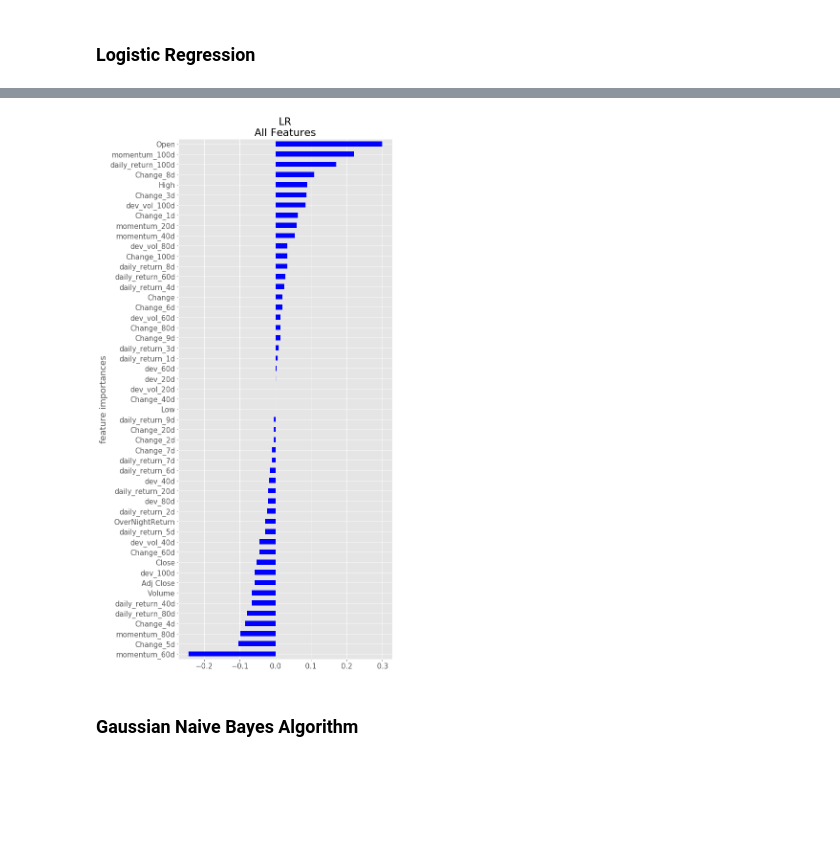
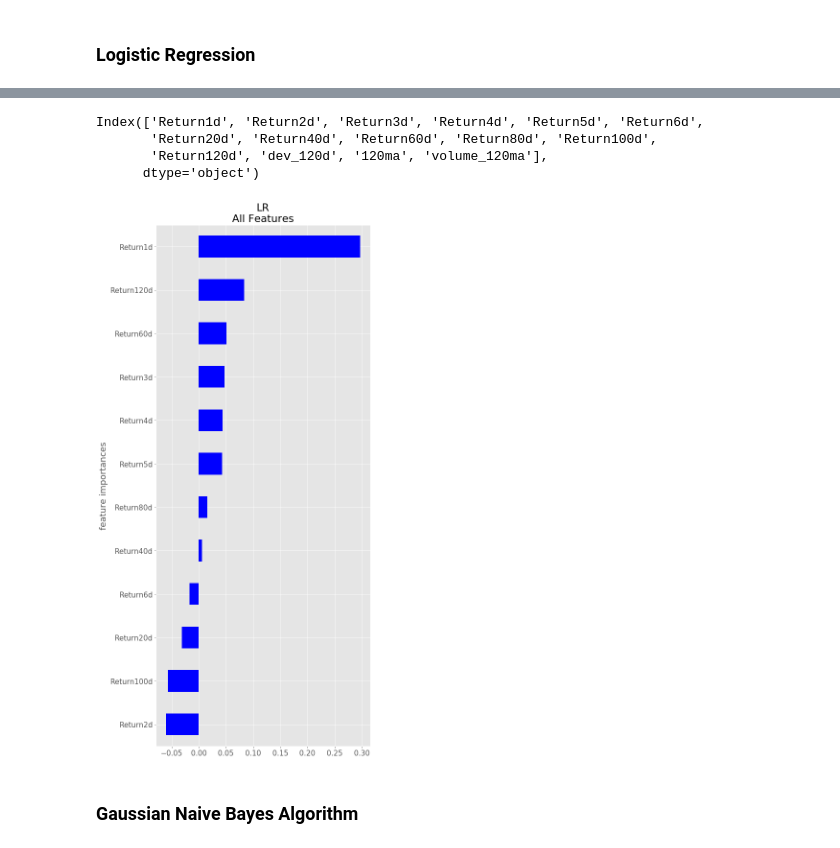
Before and after one commit to sunggeunkim/Machine-Learning-Trading, a Jupyter notebook: MLtrading_report.ipynb, the cells around one changed output, grey strips where cells are left out. Saved outputs shown, nothing was run; the diff lists cells and outputs as text; code cells hidden in the pictures; blank space fills up the shorter version.

```diff
--- a/MLtrading_report.ipynb
+++ b/MLtrading_report.ipynb
@@ -25,6 +24,24 @@ stock = '^GSPC'   # This S&P 500 index
 
 data = get_data.get_data_csv(stock, dates, redownload=False) # If you already have downloaded data, you do not have to download it again
 data.dropna(inplace=True) #drop anything NA
+# %%
+# All rights reserved by Hye Joo Han
+# reference: https://github.com/math470/Springboard_Capstone_Project_1
+# A function that draw a feature importance plot
+def plot_feature_importances(model_name, importances, feature_names, num_features=None,
+                             fig_size=None, ax=None):
+    features_importances = pd.DataFrame(sorted(zip(feature_names, importances),
+                                           key = lambda tup: tup[1], reverse=True),
+                                   columns=['features','importances'])
+    data = features_importances[:num_features]
+    data.plot('features','importances', kind='barh', ax=ax,
+              color='blue', figsize=fig_size, legend = None)
+    plt.gca().invert_yaxis() # reverse the order of features
+    plt.ylabel('feature importances')
+    if num_features:
+        plt.title(model_name + '\nTop '+str(num_features))
+    else:
+        plt.title(model_name + '\nAll Features')
 # %% [markdown]
 ### What is in the data for the first few lines?
 # %%
@@ -143,7 +160,7 @@ stock = '^GSPC'
 data_partial = get_data.get_data_csv(stock, dates_partial, redownload=False)
 data_partial.dropna(inplace=True)
 # %%
-datanew_partial = util.calc_features_new(data_partial, look_back=120, fee=0)
+datanew_partial = util.calc_features_shift(data_partial, look_back=120, fee=0)
 AdjClose = data_partial['Adj Close']
 Volume = data_partial['Volume']
 datanew_partial['120ma']=rolling_mean(AdjClose, 120).shift()
@@ -377,7 +415,14 @@ ROI =  2.708027414173586
+# %%
+features_partial.columns
+# %% [output]
+Index(['Return1d', 'Return2d', 'Return3d', 'Return4d', 'Return5d', 'Return6d',
+       'Return20d', 'Return40d', 'Return60d', 'Return80d', 'Return100d',
+       'Return120d', 'dev_120d', '120ma', 'volume_120ma'],
+      dtype='object')
 # %%
-plot_feature_importances('LR', model.model.coef_[0], datanew.columns, fig_size=[8,20])
+plot_feature_importances('LR', model.model.coef_[0], features_partial.columns, fig_size=[8,20])
 # %% [output]
-[figure, old version]
+[figure, new version]
 # %% [markdown]
 ### Gaussian Naive Bayes Algorithm
 # %%
```
Also changed, not shown: parts of 18 cells of this notebook, 2 other files.
